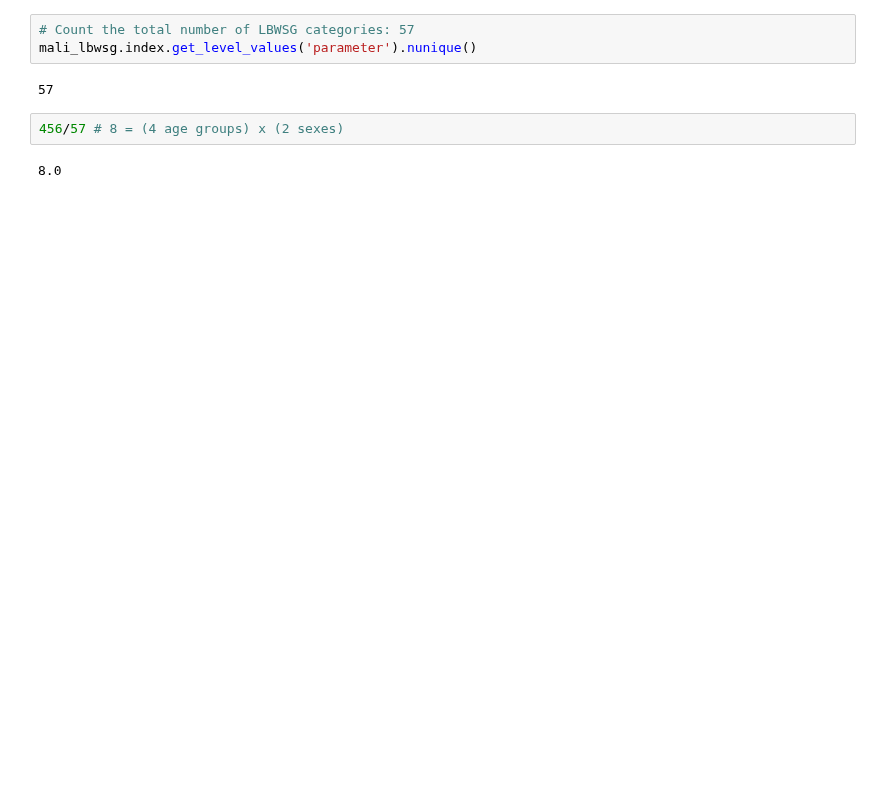
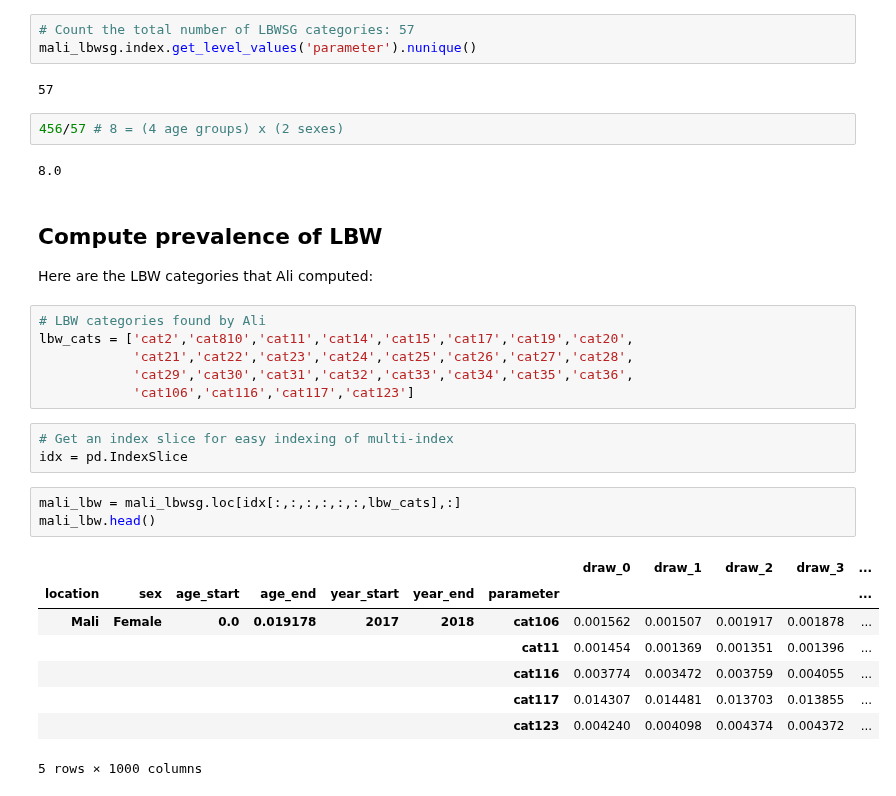
Before and after one commit to ihmeuw/vivarium_data_analysis, a Jupyter notebook: output_processing/gates_bep/2020_02_05b_mali_lbwsg.ipynb, the cells around one changed output. Drawn from its saved outputs; the diff is of its cells as text; blank space fills up the shorter version.

```diff
--- a/output_processing/gates_bep/2020_02_05b_mali_lbwsg.ipynb
+++ b/output_processing/gates_bep/2020_02_05b_mali_lbwsg.ipynb
@@ -195,3 +199,28 @@ mali_lbwsg.index.get_level_values('parameter').nunique()
 456/57 # 8 = (4 age groups) x (2 sexes)
 # %% [output]
 8.0
+# %% [markdown]
+## Compute prevalence of LBW
+
+Here are the LBW categories that Ali computed:
+# %%
+# LBW categories found by Ali
+lbw_cats = ['cat2','cat810','cat11','cat14','cat15','cat17','cat19','cat20',
+            'cat21','cat22','cat23','cat24','cat25','cat26','cat27','cat28',
+            'cat29','cat30','cat31','cat32','cat33','cat34','cat35','cat36',
+            'cat106','cat116','cat117','cat123']
+# %%
+# Get an index slice for easy indexing of multi-index
+idx = pd.IndexSlice
+# %%
+mali_lbw = mali_lbwsg.loc[idx[:,:,:,:,:,:,lbw_cats],:]
+mali_lbw.head()
+# %% [output]
+|  |  |  |  |  |  |  | draw_0 | draw_1 | draw_2 | draw_3 | ... |
+| location | sex | age_start | age_end | year_start | year_end | parameter |  |  |  |  | ... |
+| Mali | Female | 0.0 | 0.019178 | 2017 | 2018 | cat106 | 0.001562 | 0.001507 | 0.001917 | 0.001878 | ... |
+|  |  |  |  |  |  | cat11 | 0.001454 | 0.001369 | 0.001351 | 0.001396 | ... |
+|  |  |  |  |  |  | cat116 | 0.003774 | 0.003472 | 0.003759 | 0.004055 | ... |
+|  |  |  |  |  |  | cat117 | 0.014307 | 0.014481 | 0.013703 | 0.013855 | ... |
+|  |  |  |  |  |  | cat123 | 0.004240 | 0.004098 | 0.004374 | 0.004372 | ... |
+5 rows × 1000 columns
```
Also changed, not shown: parts of 23 cells of this notebook.
